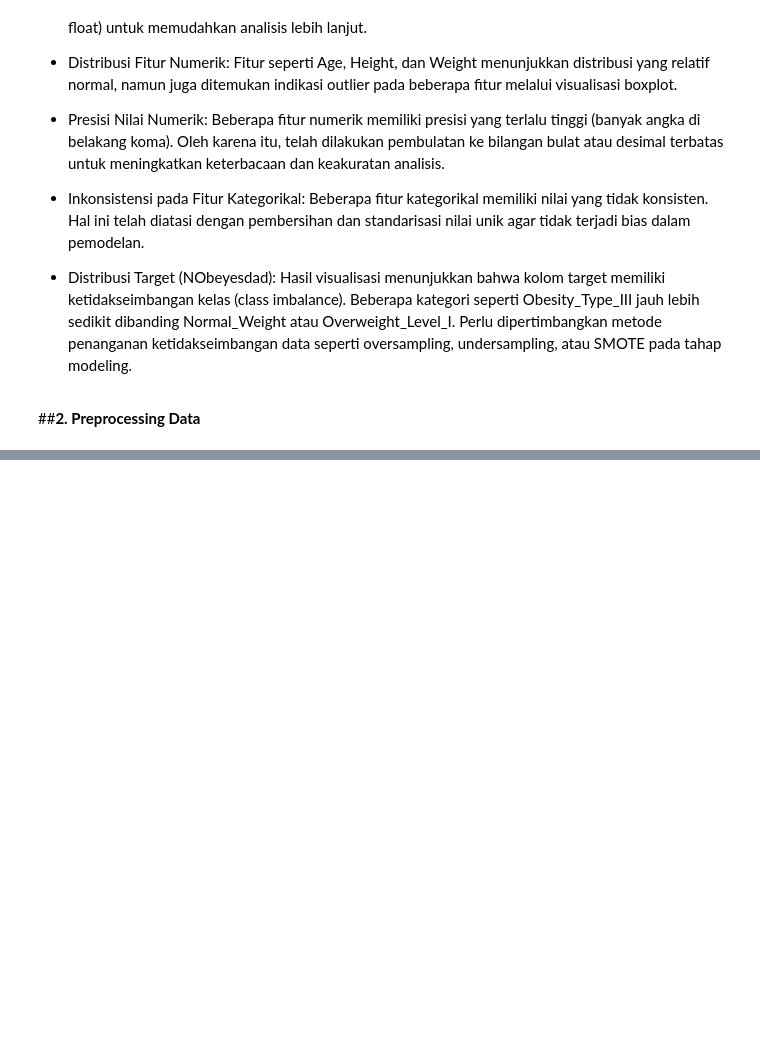
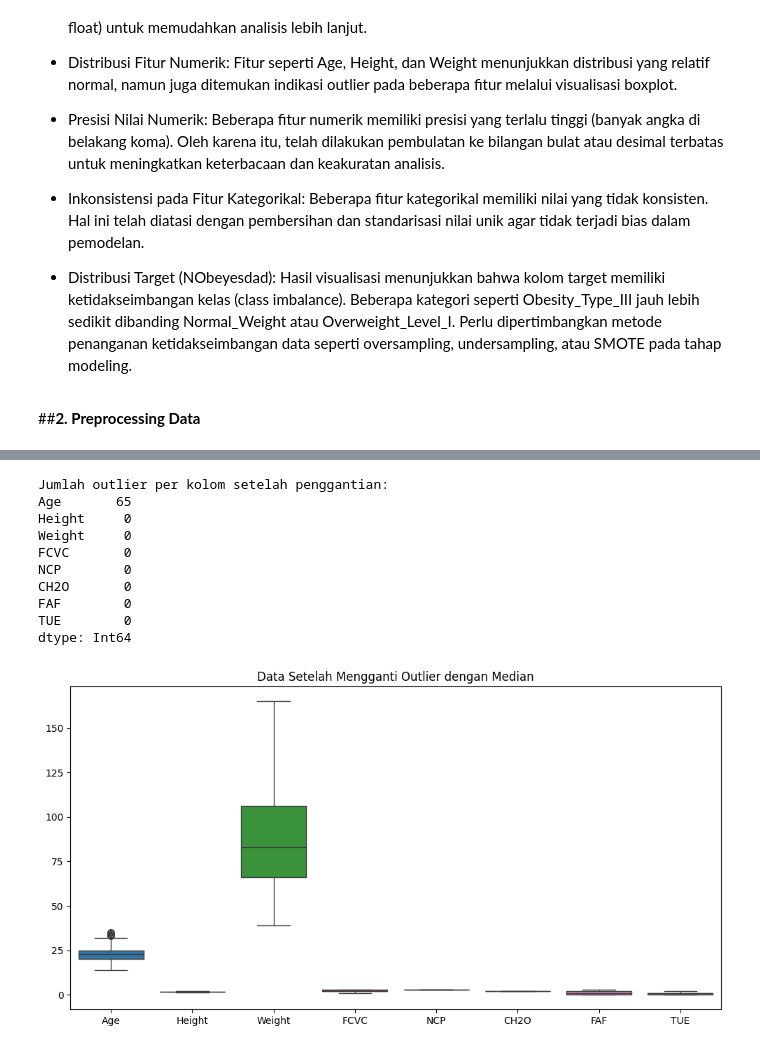
Before and after one commit to Anggita2604/Capstone_UAS_Anggi, a Jupyter notebook: Capstone_UAS_Anggi.ipynb, the cells around one changed output, grey strips where cells are left out. Cells and saved outputs as stored; diff of their text form; code cells hidden in the pictures; blank space fills up the shorter version.

```diff
--- a/Capstone_UAS_Anggi.ipynb
+++ b/Capstone_UAS_Anggi.ipynb
@@ -446,0 +493,4 @@ Passing `palette` without assigning `hue` is deprecated and will be removed in v
+# %%
+# Hapus data yang missing value
+df.dropna(inplace=True)
+print(df)
@@ -446,0 +519,6 @@ Passing `palette` without assigning `hue` is deprecated and will be removed in v
+# %%
+# Reset index setelah menghapus data
+df.reset_index(drop=True, inplace=True)
+
+# Cek informasi data setelah pembersihan
+df.info()
@@ -446,0 +593,61 @@ Passing `palette` without assigning `hue` is deprecated and will be removed in v
+# %%
+# Salin dataset agar perubahan tidak merusak data asli
+df_cleaned = df.copy()
+
+# Pilih hanya kolom numerik
+df_numeric = df_cleaned.select_dtypes(include=['number'])
+
+# Hitung IQR hanya untuk kolom numerik
+Q1 = df_numeric.quantile(0.25)  # Kuartil 1
+Q3 = df_numeric.quantile(0.75)  # Kuartil 3
+IQR = Q3 - Q1  # Rentang Interkuartil
+
+# Tentukan batas bawah dan atas
+batas_bawah = Q1 - 1.5 * IQR  # Batas Bawah
+batas_atas = Q3 + 1.5 * IQR  # Batas Atas
+
+# Fungsi untuk mengganti outlier dengan median
+def replace_outliers_with_median(df, column):
+    median_value = df[column].median()
+    df.loc[(df[column] < batas_bawah[column]) | (df[column] > batas_atas[column]), column] = median_value
+
+# Terapkan fungsi untuk mengganti outlier di kolom numerik
+for col in df_numeric.columns:
+    replace_outliers_with_median(df_cleaned, col)
+
+# Pilih ulang hanya kolom numerik untuk perhitungan setelah penggantian
+df_numeric_cleaned = df_cleaned.select_dtypes(include=['number'])
+
+# Hitung ulang IQR setelah penggantian hanya untuk kolom numerik
+Q1_after = df_numeric_cleaned.quantile(0.25)
+Q3_after = df_numeric_cleaned.quantile(0.75)
+IQR_after = Q3_after - Q1_after
+
+batas_bawah_after = Q1_after - 1.5 * IQR_after
+batas_atas_after = Q3_after + 1.5 * IQR_after
+
+# Hitung jumlah outlier setelah penggantian
+outliers_after = (df_numeric_cleaned < batas_bawah_after) | (df_numeric_cleaned > batas_atas_after)
+jumlah_outlier_sesudah = outliers_after.sum()
+
+# Tampilkan jumlah outlier setelah penggantian
+print("Jumlah outlier per kolom setelah penggantian:")
+print(jumlah_outlier_sesudah)
+
+# Visualisasi data setelah mengganti outlier
+plt.figure(figsize=(12, 6))
+sns.boxplot(data=df_numeric_cleaned)
+plt.title("Data Setelah Mengganti Outlier dengan Median")
+plt.show()
+# %% [output]
+Jumlah outlier per kolom setelah penggantian:
+Age       65
+Height     0
+Weight     0
+FCVC       0
+NCP        0
+CH2O       0
+FAF        0
+TUE        0
+dtype: Int64
+[figure, added]
```
Also changed, not shown: parts of 21 cells of this notebook.
